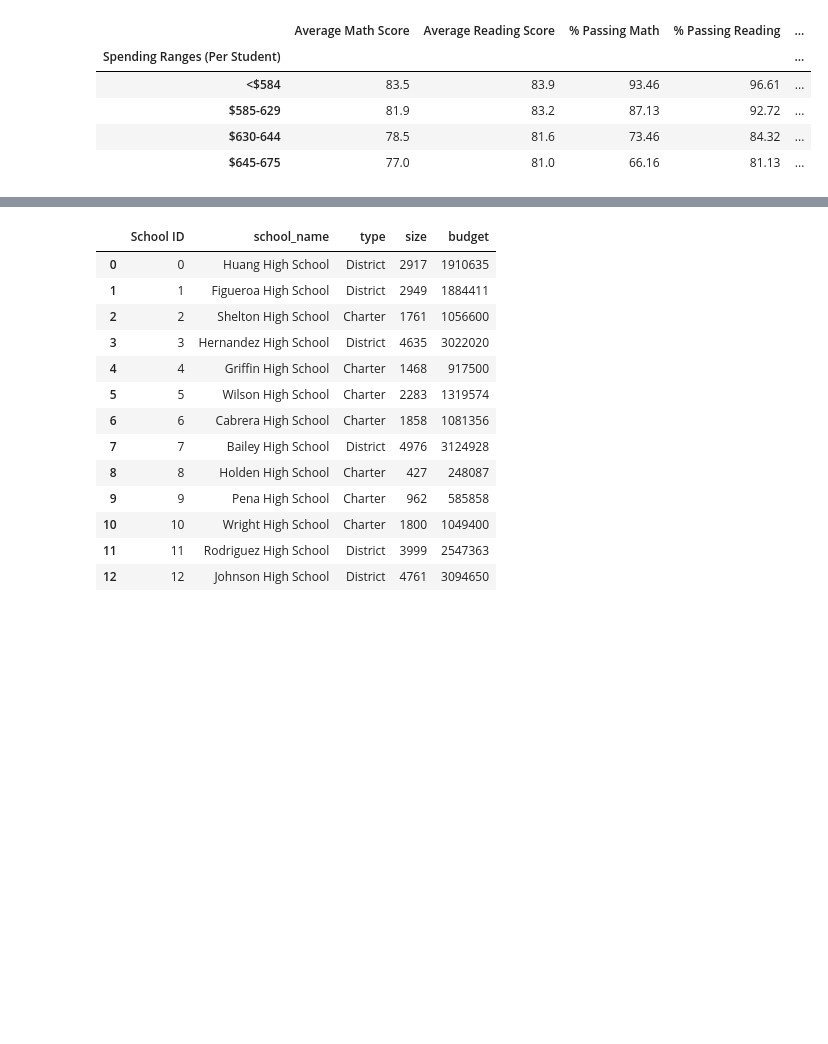
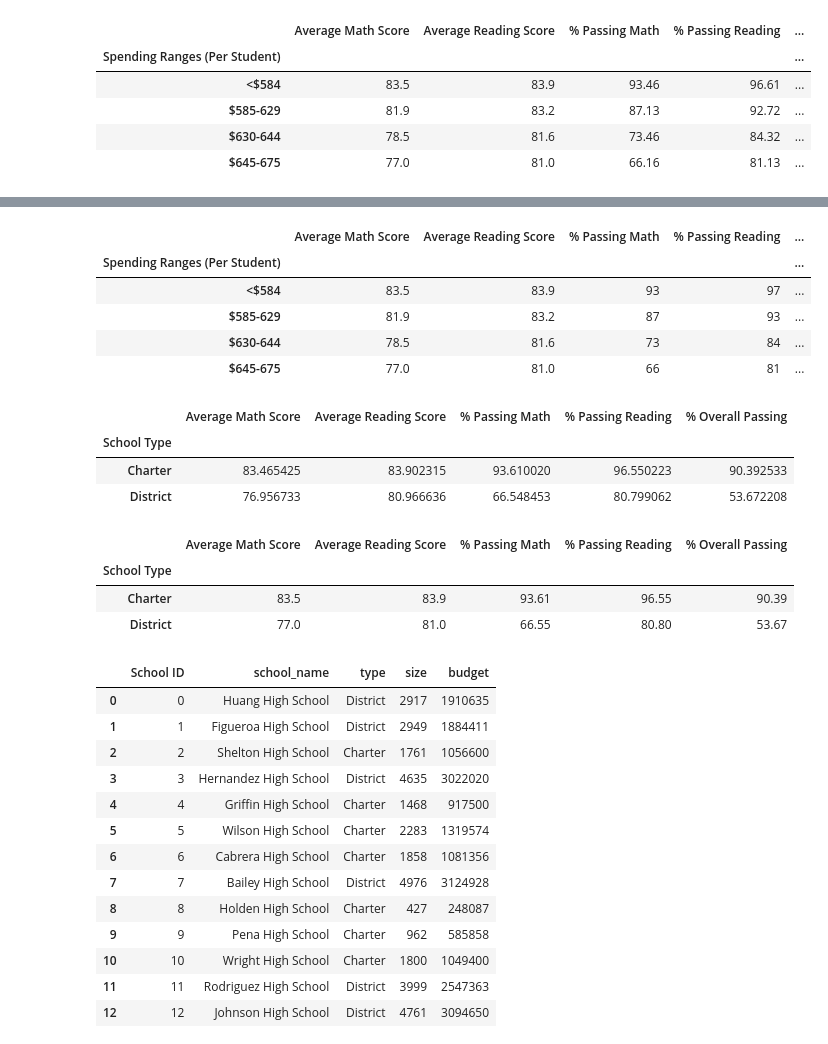
Before and after one commit to pcar22/School_District_Analysis, a Jupyter notebook: PyCitySchools_Challenge_testing.ipynb, the cells around one changed output, grey strips where cells are left out. Cells and saved outputs as stored; diff of their text form; code cells hidden in the pictures; blank space fills up the shorter version.

```diff
--- a/PyCitySchools_Challenge_testing.ipynb
+++ b/PyCitySchools_Challenge_testing.ipynb
@@ -472,0 +529,20 @@ spending_summary_df
+# %%
+# Format the DataFrame
+spending_summary_df["Average Math Score"] = spending_summary_df["Average Math Score"].map("{:.1f}".format)
+
+spending_summary_df["Average Reading Score"] = spending_summary_df["Average Reading Score"].map("{:.1f}".format)
+
+spending_summary_df["% Passing Math"] = spending_summary_df["% Passing Math"].map("{:.0f}".format)
+
+spending_summary_df["% Passing Reading"] = spending_summary_df["% Passing Reading"].map("{:.0f}".format)
+
+spending_summary_df["% Overall Passing"] = spending_summary_df["% Overall Passing"].map("{:.0f}".format)
+
+spending_summary_df
+# %% [output]
+|  | Average Math Score | Average Reading Score | % Passing Math | % Passing Reading | ... |
+| Spending Ranges (Per Student) |  |  |  |  | ... |
+| <$584 | 83.5 | 83.9 | 93 | 97 | ... |
+| $585-629 | 81.9 | 83.2 | 87 | 93 | ... |
+| $630-644 | 78.5 | 81.6 | 73 | 84 | ... |
+| $645-675 | 77.0 | 81.0 | 66 | 81 | ... |
@@ -472,0 +562,33 @@ spending_summary_df
+# %%
+# Assemble into DataFrame.
+type_summary_df = pd.DataFrame({
+          "Average Math Score" : size_math_scores,
+          "Average Reading Score": size_reading_scores,
+          "% Passing Math": size_passing_math,
+          "% Passing Reading": size_passing_reading,
+          "% Overall Passing": size_overall_passing})
+
+type_summary_df
+# %% [output]
+|  | Average Math Score | Average Reading Score | % Passing Math | % Passing Reading | % Overall Passing |
+| School Type |  |  |  |  |  |
+| Charter | 83.465425 | 83.902315 | 93.610020 | 96.550223 | 90.392533 |
+| District | 76.956733 | 80.966636 | 66.548453 | 80.799062 | 53.672208 |
+# %%
+# # Format the DataFrame
+type_summary_df["Average Math Score"] = type_summary_df["Average Math Score"].map("{:.1f}".format)
+
+type_summary_df["Average Reading Score"] = type_summary_df["Average Reading Score"].map("{:.1f}".format)
+
+type_summary_df["% Passing Math"] = type_summary_df["% Passing Math"].map("{:.2f}".format)
+
+type_summary_df["% Passing Reading"] = type_summary_df["% Passing Reading"].map("{:.2f}".format)
+
+type_summary_df["% Overall Passing"] = type_summary_df["% Overall Passing"].map("{:.2f}".format)
+
+type_summary_df
+# %% [output]
+|  | Average Math Score | Average Reading Score | % Passing Math | % Passing Reading | % Overall Passing |
+| School Type |  |  |  |  |  |
+| Charter | 83.5 | 83.9 | 93.61 | 96.55 | 90.39 |
+| District | 77.0 | 81.0 | 66.55 | 80.80 | 53.67 |
```
Also changed, not shown: parts of 8 cells of this notebook, 2 other files.
